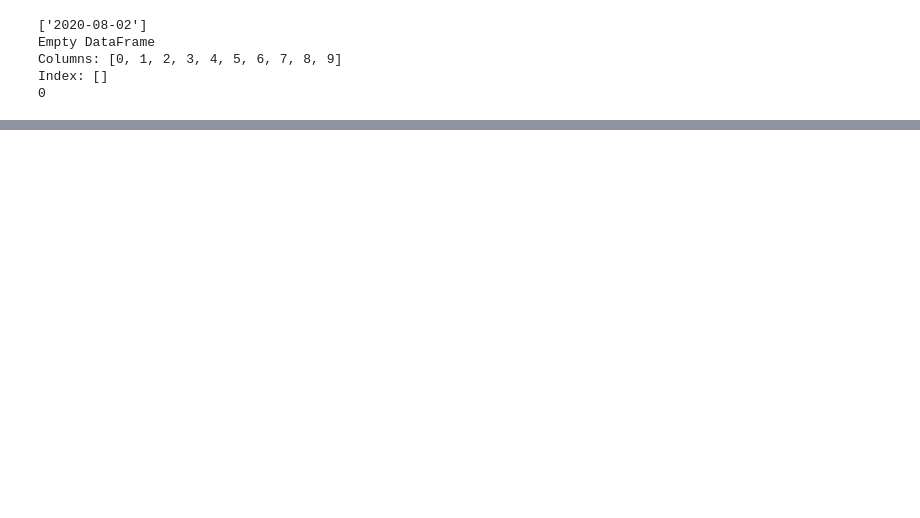
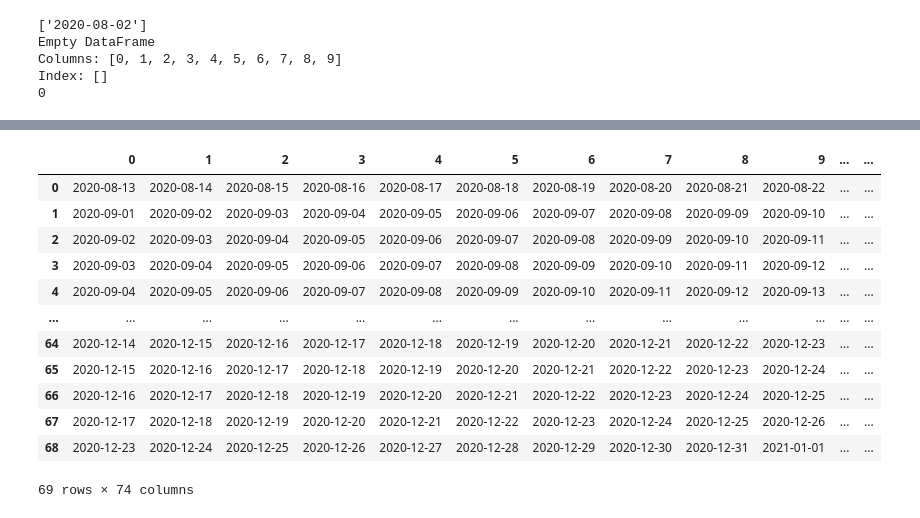
Before and after one commit to nonnn10/graduation-research, a Jupyter notebook: src/value_learn.ipynb, the cells around one changed output, grey strips where cells are left out. Drawn from its saved outputs; the diff is of its cells as text; code cells hidden in the pictures; blank space fills up the shorter version.

```diff
--- a/src/value_learn.ipynb
+++ b/src/value_learn.ipynb
@@ -10,7 +10,7 @@ df = pd.read_csv(dir + "windy_value/date/value_bottom_val_date.csv", header=None
 print(df)
 
 #dataディレクトリの下のディレクトリ
-windy_value = ["date","max_windy_speed","swell","swell_spacing","time_hour","wave_height","wind_speed"]
+windy_value = ["date","max_wind_speed","swell","swell_spacing","time_hour","wave_height","wind_speed"]
 
 #data/*/ディレクトリの中の*_top_*.csvファイル
 value_top_data = ["value_top_val_date.csv","value_top_val_max_wind_speed.csv","value_top_val_swell.csv",
@@ -79,3 +79,25 @@ Empty DataFrame
 Columns: [0, 1, 2, 3, 4, 5, 6, 7, 8, 9]
 Index: []
 0
+# %%
+#windyの数値データのデータフレームをリスト格納
+
+value_file_list = []
+for i in windy_value:
+    value_file = glob.glob(os.path.join(dir + 'windy_value/'+i+'/', '*'))
+    #print(dir + 'windy_value/'+i)
+    value_file = sorted(value_file)
+    value_file_list.append(value_file)    #2次元配列
+#value_file_list = sorted(value_file_list)
+
+#print(value_file_list)
+
+df_7 = []
+
+for i in value_file_list:
+    print(i)
+    for l, value in enumerate(i):
+        #print(l)
+        df_7.append(pd.read_csv(value, header=None))
+        #print(df)
+            #df_7[0] = df
@@ -81,0 +112,13 @@ Index: []
+# %%
+for i, value in enumerate(df_7):
+    #print(value)
+    print(i)
+    if i == 0:    #bottom
+        df_top = value
+    elif i == 1:    #top
+        df_bottom = value
+    elif i%2 == 0:
+        #print(df_top)
+        df_top = pd.concat([df_top, value], axis=1, join='inner')
+        print(df_top)
+        break
@@ -116,0 +186,16 @@ label_df(dir_label)
+# %%
+df_top
+# %% [output]
+|  | 0 | 1 | 2 | 3 | 4 | 5 | 6 | 7 | 8 | 9 | ... | ... |
+| 0 | 2020-08-13 | 2020-08-14 | 2020-08-15 | 2020-08-16 | 2020-08-17 | 2020-08-18 | 2020-08-19 | 2020-08-20 | 2020-08-21 | 2020-08-22 | ... | ... |
+| 1 | 2020-09-01 | 2020-09-02 | 2020-09-03 | 2020-09-04 | 2020-09-05 | 2020-09-06 | 2020-09-07 | 2020-09-08 | 2020-09-09 | 2020-09-10 | ... | ... |
+| 2 | 2020-09-02 | 2020-09-03 | 2020-09-04 | 2020-09-05 | 2020-09-06 | 2020-09-07 | 2020-09-08 | 2020-09-09 | 2020-09-10 | 2020-09-11 | ... | ... |
+| 3 | 2020-09-03 | 2020-09-04 | 2020-09-05 | 2020-09-06 | 2020-09-07 | 2020-09-08 | 2020-09-09 | 2020-09-10 | 2020-09-11 | 2020-09-12 | ... | ... |
+| 4 | 2020-09-04 | 2020-09-05 | 2020-09-06 | 2020-09-07 | 2020-09-08 | 2020-09-09 | 2020-09-10 | 2020-09-11 | 2020-09-12 | 2020-09-13 | ... | ... |
+| ... | ... | ... | ... | ... | ... | ... | ... | ... | ... | ... | ... | ... |
+| 64 | 2020-12-14 | 2020-12-15 | 2020-12-16 | 2020-12-17 | 2020-12-18 | 2020-12-19 | 2020-12-20 | 2020-12-21 | 2020-12-22 | 2020-12-23 | ... | ... |
+| 65 | 2020-12-15 | 2020-12-16 | 2020-12-17 | 2020-12-18 | 2020-12-19 | 2020-12-20 | 2020-12-21 | 2020-12-22 | 2020-12-23 | 2020-12-24 | ... | ... |
+| 66 | 2020-12-16 | 2020-12-17 | 2020-12-18 | 2020-12-19 | 2020-12-20 | 2020-12-21 | 2020-12-22 | 2020-12-23 | 2020-12-24 | 2020-12-25 | ... | ... |
+| 67 | 2020-12-17 | 2020-12-18 | 2020-12-19 | 2020-12-20 | 2020-12-21 | 2020-12-22 | 2020-12-23 | 2020-12-24 | 2020-12-25 | 2020-12-26 | ... | ... |
+| 68 | 2020-12-23 | 2020-12-24 | 2020-12-25 | 2020-12-26 | 2020-12-27 | 2020-12-28 | 2020-12-29 | 2020-12-30 | 2020-12-31 | 2021-01-01 | ... | ... |
+69 rows × 74 columns
```
Also changed, not shown: parts of 5 cells of this notebook.
